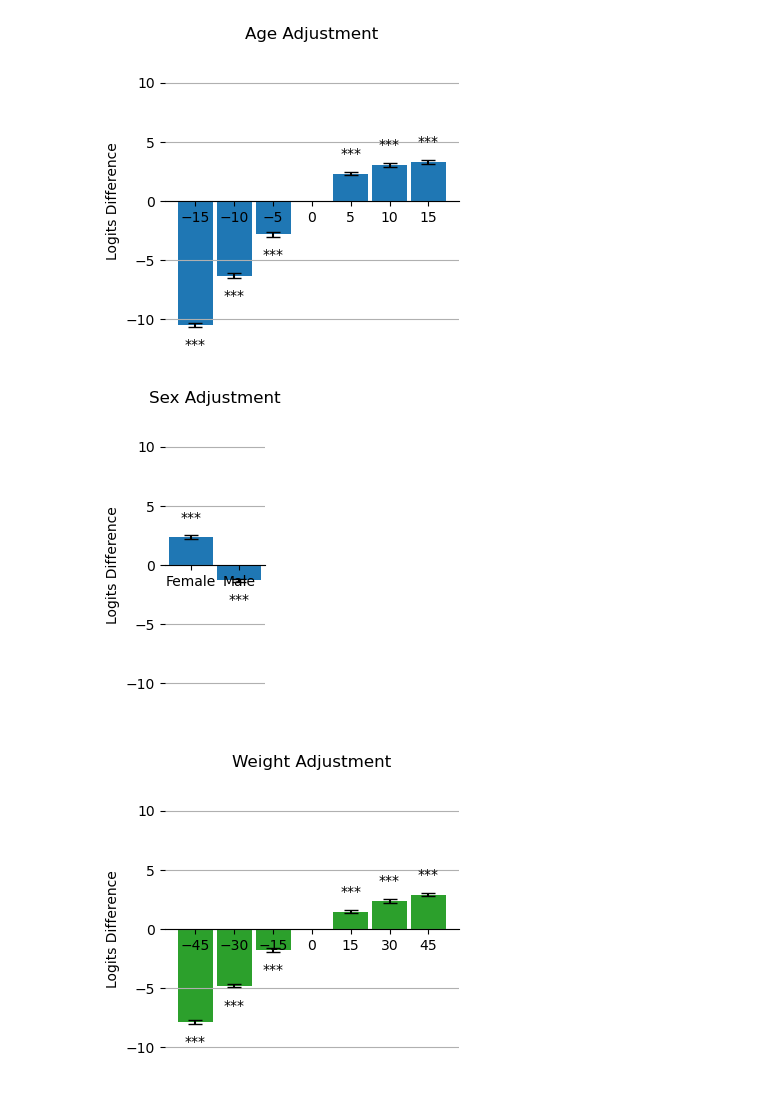
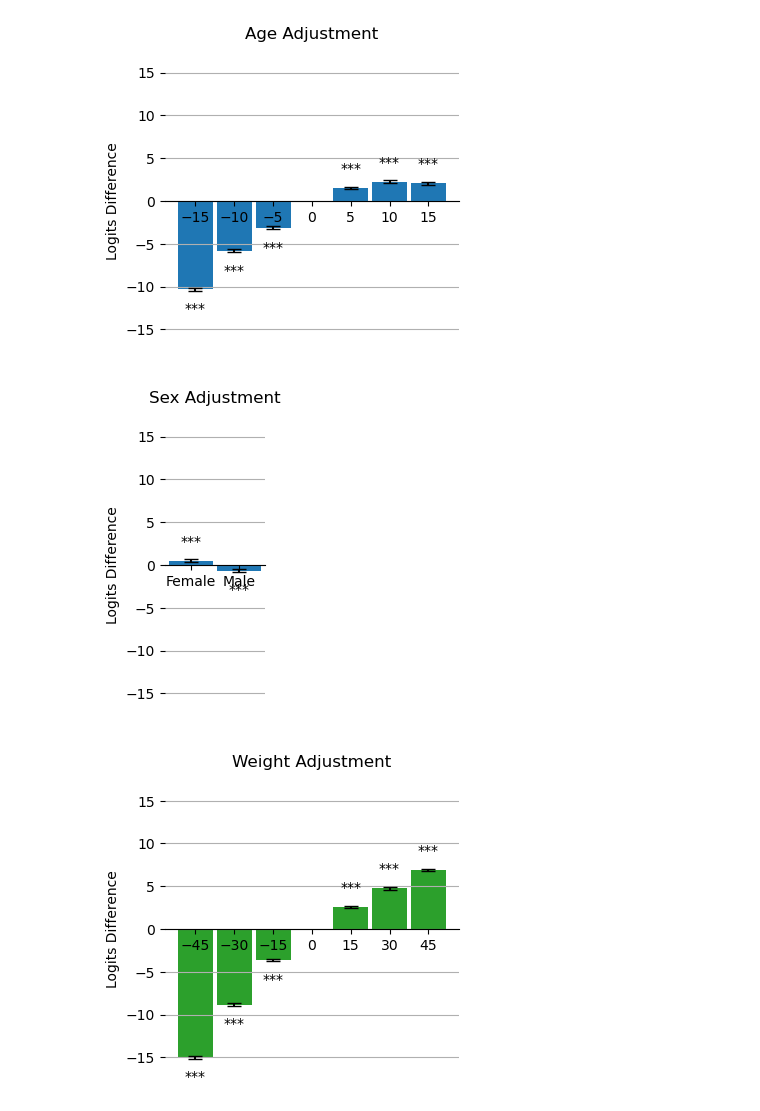
Before and after one commit to aorliche/PNC, a Jupyter notebook: HCP/HCP5DeltaADGraphs.ipynb, the cells around one changed output. Drawn from its saved outputs; the diff is of its cells as text; code cells hidden in the pictures.

```diff
--- a/HCP/HCP5DeltaADGraphs.ipynb
+++ b/HCP/HCP5DeltaADGraphs.ipynb
@@ -2,7 +2,7 @@
 import matplotlib.pyplot as plt
 import numpy as np
 
-age_logits = [-2.815673045,-6.29422824,-10.453976,2.309140341,3.074359542,3.293578407]
+age_logits = [-3.125614511,-5.812962413,-10.33092856,1.518880831,2.257226094,2.064338193]
 age_diffs = [-5, -10, -15, 5, 10, 15]
 age_errs = [0.8426227378,0.8007490058,0.8136053646,0.6589139931,0.7293789907,0.8569440318]
 
@@ -20,36 +20,36 @@ def getsig(val, err):
 
 def showfig(logits, diffs, errs, field, color=None):
     fig, ax = plt.subplots(figsize=(0.3+(len(diffs)+1)*0.5,4))
 
     errs = np.array(errs)/np.sqrt(20)
 
     kwargs = {}
     if color is not None:
         kwargs = {'color': color}
     p = ax.bar(diffs, logits, width=0.9*(diffs[0]-diffs[1]), yerr=errs, capsize=5, **kwargs)
     ax.bar_label(p, padding=8, labels=[getsig(logits[i], errs[i]) for i in range(len(logits))])
     ax.set_xticks(diffs + [0])
 
     ax.spines['top'].set_visible(False)
     ax.spines['right'].set_visible(False)
     # ax.spines['bottom'].set_visible(False)
     ax.spines['left'].set_visible(False)
 
-    ax.set_ylim([-13, 13])
+    ax.set_ylim([-18, 18])
     ax.set_ylabel('Logits Difference')
     ax.set_title(f'{field} Adjustment')
     # ax.xaxis.set_ticks_position('bottom')
     ax.spines['bottom'].set_position('zero')
 
     ax.grid(True, axis='y')
 
     fig.show()
     name = field.replace(' ', '_')
-    fig.savefig(f'/home/anton/Documents/Yale/HCP/Figures/ADRiskAdjustments/{name}.pdf')
+    fig.savefig(f'/home/anton/Documents/Yale/HCP/Figures/ADRiskAdjustments2/{name}.pdf')
 
 showfig(age_logits, age_diffs, age_errs, 'Age')
 # %% [output]
-[figure, old version]
+[figure, new version]
 # %%
 def showfigcat(logits, cats, errs, field, savdir=None, color=None):
     fig, ax = plt.subplots(figsize=(0.3+len(cats)*0.5,4))
@@ -68,7 +68,7 @@ def showfigcat(logits, cats, errs, field, savdir=None, color=None):
     # ax.spines['bottom'].set_visible(False)
     ax.spines['left'].set_visible(False)
 
-    ax.set_ylim([-13, 13])
+    ax.set_ylim([-18, 18])
     ax.set_ylabel('Logits Difference')
     ax.set_title(f'{field} Adjustment')
     # ax.xaxis.set_ticks_position('bottom')
@@ -78,21 +78,21 @@ def showfigcat(logits, cats, errs, field, savdir=None, color=None):
 
     fig.show()
     name = field.replace(' ', '_')
-    fig.savefig(f'/home/anton/Documents/Yale/HCP/Figures/ADRiskAdjustments/{name}.pdf')
+    fig.savefig(f'/home/anton/Documents/Yale/HCP/Figures/ADRiskAdjustments2/{name}.pdf')
 
-sex_logits = [2.340809673,-1.294223175]
+sex_logits = [0.5058379956,-0.6555577124]
 sex_cats = ['Female', 'Male']
 sex_errs = [0.7261619498,0.6182379316]
 
 showfigcat(sex_logits, sex_cats, sex_errs, 'Sex')
 # %% [output]
-[figure, old version]
+[figure, new version]
 # %%
-logits = [-1.795058525,-4.794314811,-7.846493131,1.457464349,2.400887805,2.894025054]
+logits = [-3.644605593,-8.83586471,-15.0428797,2.555048268,4.775850244,6.893667447]
 diffs = [-15,-30,-45,15,30,45]
 errs = [0.6673970326,0.6068594215,0.6452220542,0.5632335203,0.772280453,0.6461964658]
 
 showfig(logits, diffs, errs, 'Weight', color='tab:green')
 # %% [output]
-[figure, old version]
+[figure, new version]
 # %%
```
Also changed, not shown: parts of 10 cells of this notebook, 6 other files.
